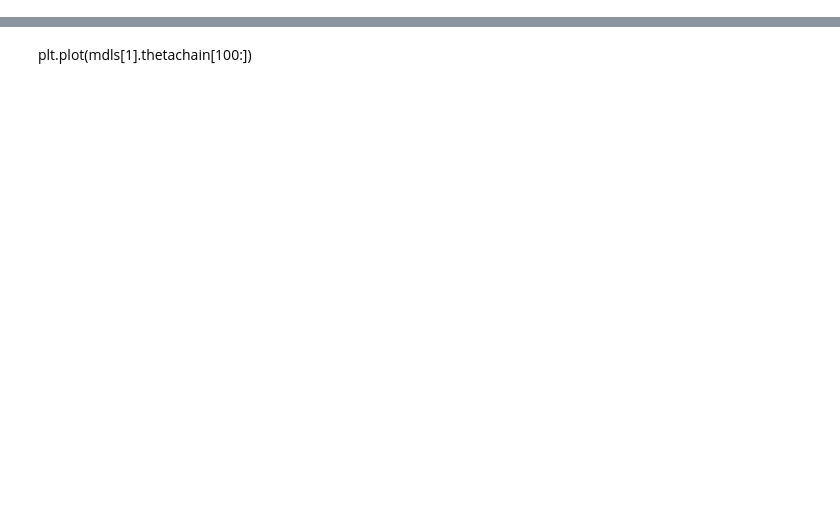
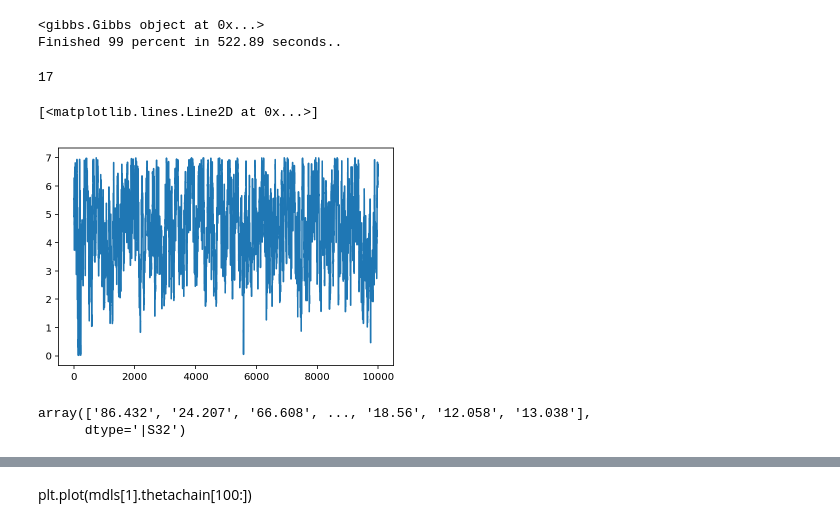
Before and after one commit to aniwl/gibbs_student_t, a Jupyter notebook: gibbs_likelihood.ipynb, the cells around one changed output, grey strips where cells are left out. Saved outputs shown, nothing was run; the diff lists cells and outputs as text; code cells hidden in the pictures; blank space fills up the shorter version.

```diff
--- a/gibbs_likelihood.ipynb
+++ b/gibbs_likelihood.ipynb
@@ -744,9 +58,9 @@ NameError: name 'np' is not defined
 # %%
 # white noise
-efac = parameter.Uniform(0.5, 10)
+efac = parameter.Uniform(0.2, 10)
 #efac = parameter.Constant(1.0)
 equad = parameter.Uniform(-10, -5)
-ecorr = parameter.Uniform(-10, -5)
+ecorr = parameter.Uniform(-8, -5)
 
 # backend selection
 #selection = selections.Selection(selections.by_backend)
@@ -757,8 +71,8 @@ eq = white_signals.EquadNoise(log10_equad=equad, selection=selection)
 ec = gp_signals.EcorrBasisModel(log10_ecorr=ecorr, selection=selection)
 
 # red noise
-pl = utils.powerlaw(log10_A=parameter.Uniform(-18,-12), gamma=parameter.Uniform(1,7))
-rn = gp_signals.FourierBasisGP(spectrum=pl, components=30)
+pl = utils.powerlaw(log10_A=parameter.Uniform(-18,-12), gamma=parameter.Uniform(0,7))
+rn = gp_signals.FourierBasisGP(spectrum=pl, components=20)
 
 # timing model
 tm = gp_signals.TimingModel()
@@ -782,9 +93,9 @@ P0
 # %%
-#mdls = []
+mdls = []
 labels = ['vvh17', 'individual', 'uniform', 'beta', 'gaussian', 't']
 # emulate Vallisneri and van Haasteren mixture model
 # what should alpha be?
-gibbs = Gibbs2(pta, model='vvh17', vary_df=False, theta_prior='uniform',
+gibbs = Gibbs(pta, model='vvh17', vary_df=False, theta_prior='uniform',
                vary_alpha=False, alpha=1e10, pspin=0.00457)
 mdls.append(gibbs)
 
@@ -792,17 +103,17 @@ mdls.append(gibbs)
 #mdls.append(gibbs)
 
 # uniform theta distribution
-gibbs = Gibbs2(pta, model='mixture', vary_df=True, theta_prior='uniform')
-mdls.append(gibbs)
+#gibbs = Gibbs2(pta, model='mixture', vary_df=True, theta_prior='uniform')
+#mdls.append(gibbs)
 
 # beta theta distribution
-gibbs = Gibbs2(pta, model='mixture', vary_df=True, theta_prior='beta')
-mdls.append(gibbs)
+#gibbs = Gibbs2(pta, model='mixture', vary_df=True, theta_prior='beta')
+#mdls.append(gibbs)
 
 # Gaussian
-gibbs = Gibbs2(pta, model='gaussian', vary_df=True, theta_prior='beta')
-mdls.append(gibbs)
+#gibbs = Gibbs2(pta, model='gaussian', vary_df=True, theta_prior='beta')
+#mdls.append(gibbs)
 
 # t-distribution
-gibbs = Gibbs2(pta, model='t', vary_df=True, theta_prior='beta')
-mdls.append(gibbs)
+#gibbs = Gibbs2(pta, model='t', vary_df=True, theta_prior='beta')
+#mdls.append(gibbs)
@@ -811,6 +120,9 @@ mdls
 # %%
-#for md in mdls[]:
-md = mdls[5]
-params = np.array([p.sample() for p in md.params]).flatten()
-niter = 10000
-md.sample(params, niter=niter)
+for md in mdls:
+    print md
+    params = np.array([p.sample() for p in md.params]).flatten()
+    niter = 10000
+    md.sample(params, niter=niter)
+# %% [output]
+<gibbs.Gibbs object at 0x...>
+Finished 99 percent in 522.89 seconds..
@@ -816,0 +140,14 @@ md.sample(params, niter=niter)
+# %%
+len(params)
+# %% [output]
+17
+# %%
+plt.plot(mdls[0].chain[:, -4])
+# %% [output]
+[<matplotlib.lines.Line2D at 0x...>]
+[figure, added]
+# %%
+psr.flags['snr']
+# %% [output]
+array(['86.432', '24.207', '66.608', ..., '18.56', '12.058', '13.038'],
+      dtype='|S32')
```
Also changed, not shown: parts of 25 cells of this notebook, 3 other files.
